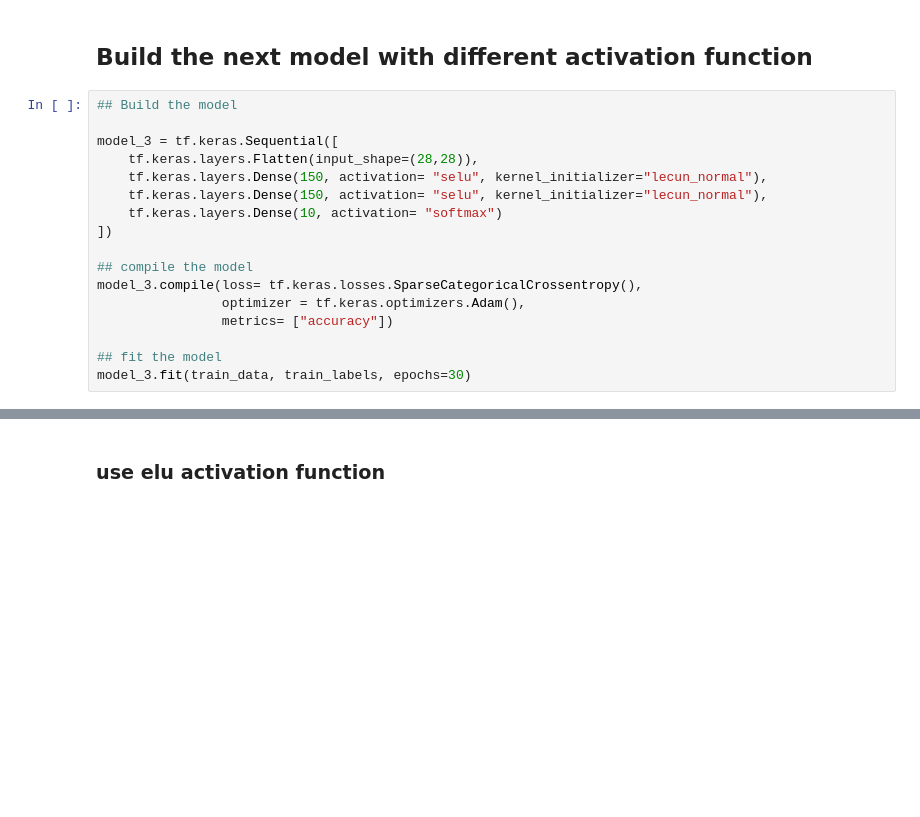
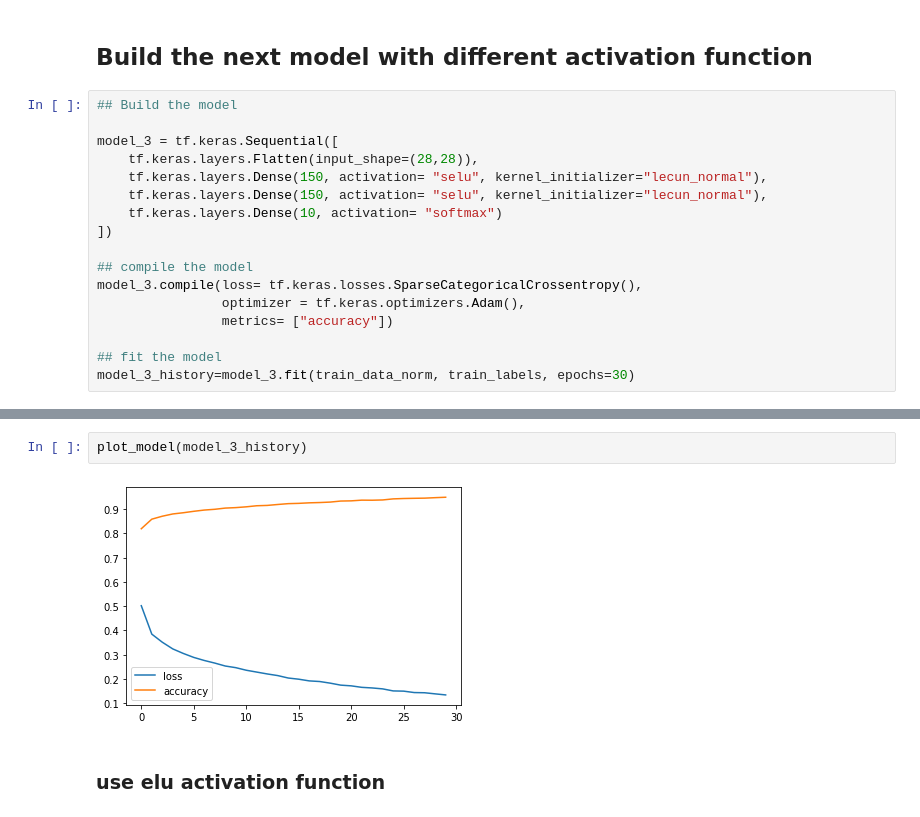
Before and after one commit to AmirGhnbr/Mnist_fashion_tensorflow, a Jupyter notebook: Mnist_fashion_tensorflow.ipynb, the cells around one changed output, grey strips where cells are left out. Saved outputs shown, nothing was run; the diff lists cells and outputs as text; blank space fills up the shorter version.

```diff
--- a/Mnist_fashion_tensorflow.ipynb
+++ b/Mnist_fashion_tensorflow.ipynb
@@ -225,6 +235,6 @@ model_3.compile(loss= tf.keras.losses.SparseCategoricalCrossentropy(),
                 metrics= ["accuracy"])
 
 ## fit the model
-model_3.fit(train_data, train_labels, epochs=30)
+model_3_history=model_3.fit(train_data_norm, train_labels, epochs=30)
 # %% [output]
 Epoch 1/30
@@ -270,6 +279,10 @@ Total params: 141,910
 Trainable params: 141,910
 Non-trainable params: 0
 _________________________________________________________________
+# %%
+plot_model(model_3_history)
+# %% [output]
+[figure, added]
 # %% [markdown]
 ### use elu activation function
 # %%
```
Also changed, not shown: parts of 23 cells of this notebook.
